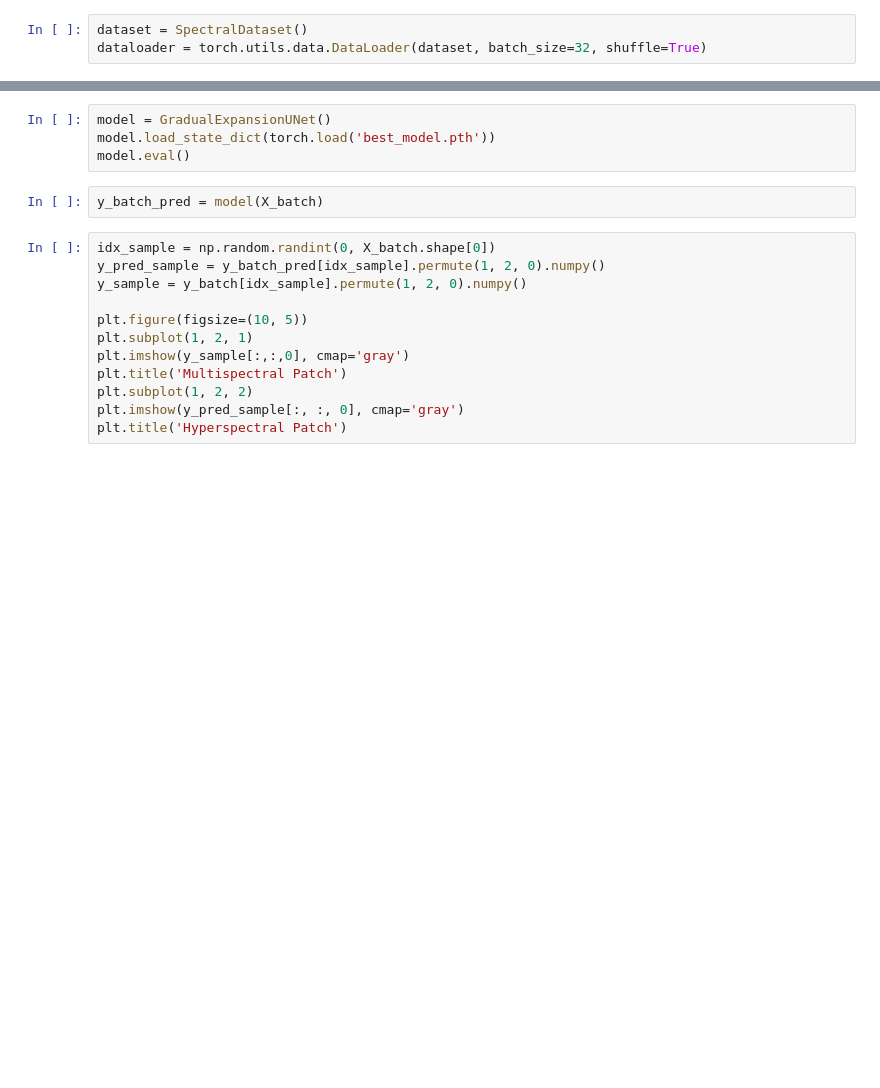
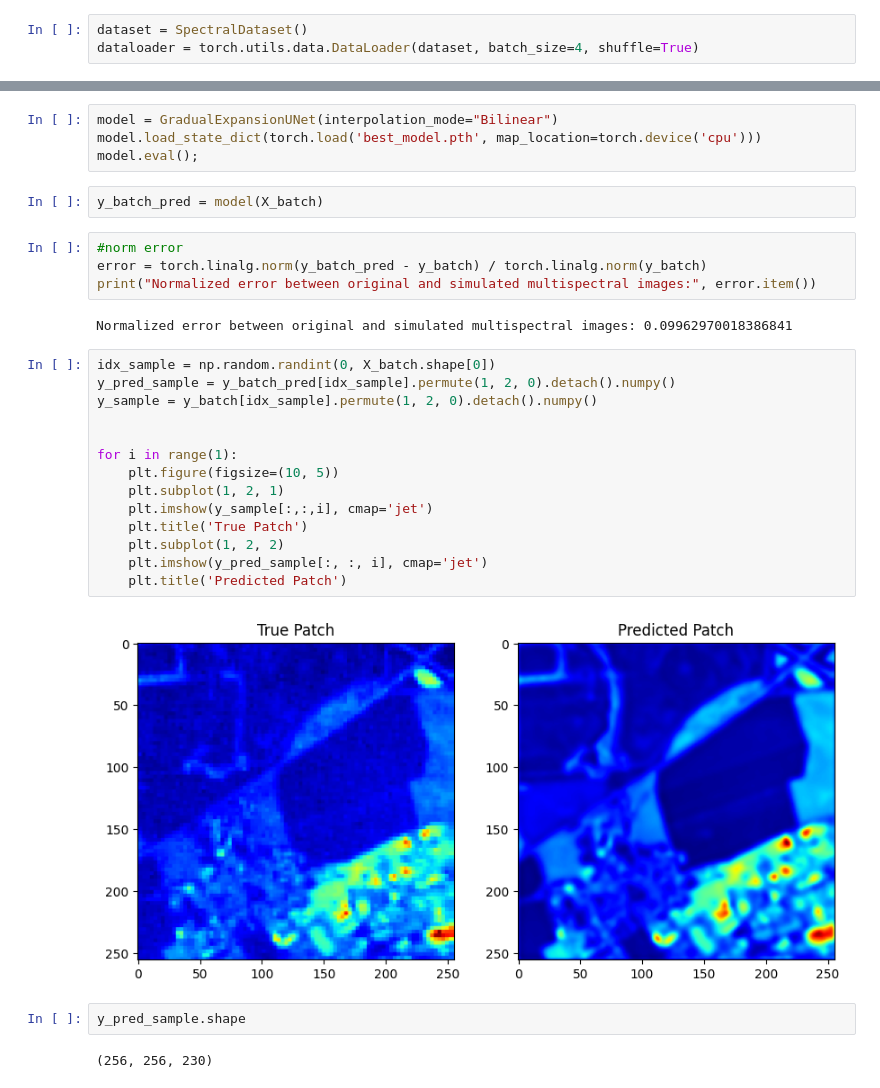
Before and after one commit to clementgilli/Multimodal-change-detection-for-remote-sensing-images, a Jupyter notebook: worksheet.ipynb, the cells around one changed output, grey strips where cells are left out. Saved outputs shown, nothing was run; the diff lists cells and outputs as text; blank space fills up the shorter version.

```diff
--- a/worksheet.ipynb
+++ b/worksheet.ipynb
@@ -79,7 +79,7 @@ Normalized error between original and simulated multispectral images: 0.20476488
 from src.utils_dataset import SpectralDataset
 # %%
 dataset = SpectralDataset()
-dataloader = torch.utils.data.DataLoader(dataset, batch_size=32, shuffle=True)
+dataloader = torch.utils.data.DataLoader(dataset, batch_size=4, shuffle=True)
 # %% [output]
 Loaded 144 patches from 4 files.
 # %%
@@ -107,20 +107,34 @@ Text(0.5, 1.0, 'Hyperspectral Patch')
 # %%
 from src.models import GradualExpansionUNet
 # %%
-model = GradualExpansionUNet()
-model.load_state_dict(torch.load('best_model.pth'))
-model.eval()
+model = GradualExpansionUNet(interpolation_mode="Bilinear")
+model.load_state_dict(torch.load('best_model.pth', map_location=torch.device('cpu')))
+model.eval();
 # %%
 y_batch_pred = model(X_batch)
+# %%
+#norm error
+error = torch.linalg.norm(y_batch_pred - y_batch) / torch.linalg.norm(y_batch)
+print("Normalized error between original and simulated multispectral images:", error.item())
+# %% [output]
+Normalized error between original and simulated multispectral images: 0.09962970018386841
 # %%
 idx_sample = np.random.randint(0, X_batch.shape[0])
-y_pred_sample = y_batch_pred[idx_sample].permute(1, 2, 0).numpy()
-y_sample = y_batch[idx_sample].permute(1, 2, 0).numpy()
+y_pred_sample = y_batch_pred[idx_sample].permute(1, 2, 0).detach().numpy()
+y_sample = y_batch[idx_sample].permute(1, 2, 0).detach().numpy()
 
-plt.figure(figsize=(10, 5))
-plt.subplot(1, 2, 1)
-plt.imshow(y_sample[:,:,0], cmap='gray')
-plt.title('Multispectral Patch')
-plt.subplot(1, 2, 2)
-plt.imshow(y_pred_sample[:, :, 0], cmap='gray')
-plt.title('Hyperspectral Patch')
+
+for i in range(1):
+    plt.figure(figsize=(10, 5))
+    plt.subplot(1, 2, 1)
+    plt.imshow(y_sample[:,:,i], cmap='jet')
+    plt.title('True Patch')
+    plt.subplot(1, 2, 2)
+    plt.imshow(y_pred_sample[:, :, i], cmap='jet')
+    plt.title('Predicted Patch')
+# %% [output]
+[figure, added]
+# %%
+y_pred_sample.shape
+# %% [output]
+(256, 256, 230)
```
Also changed, not shown: parts of 5 cells of this notebook, 2 other files.
